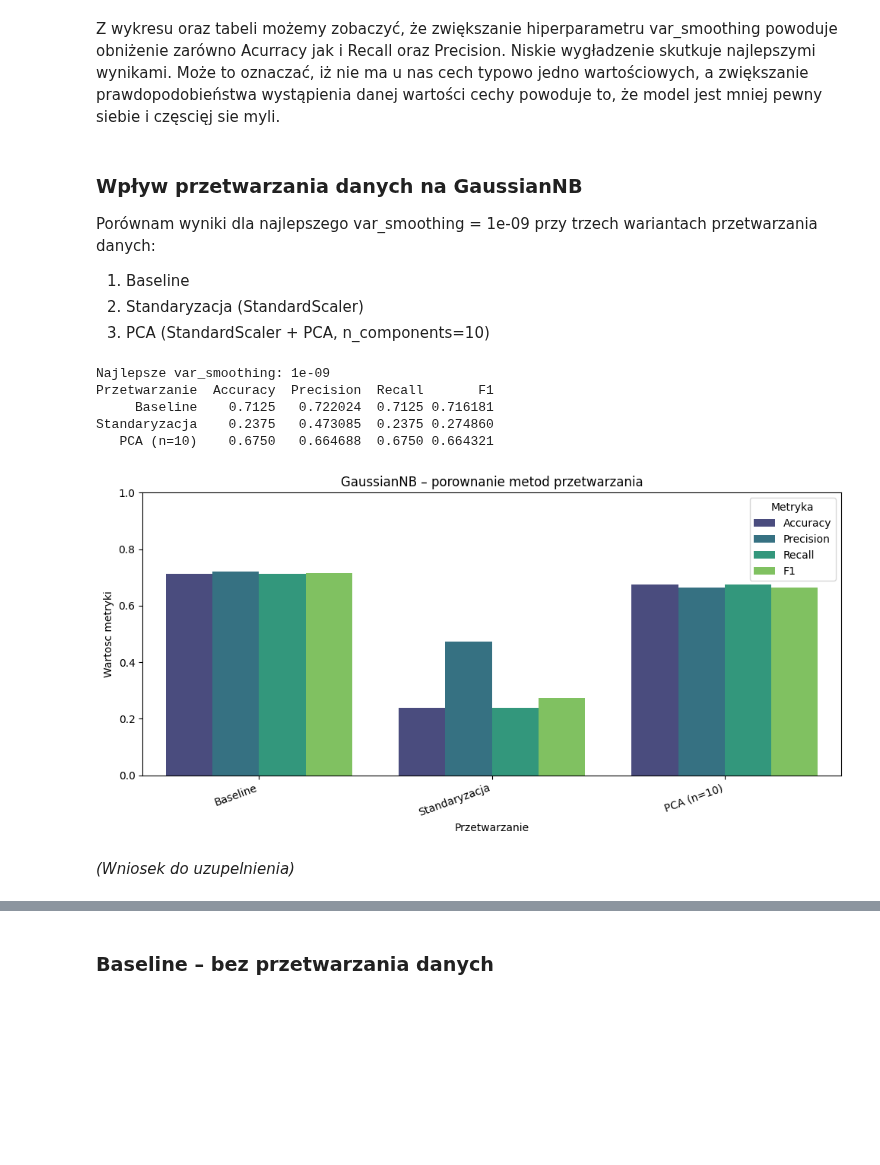
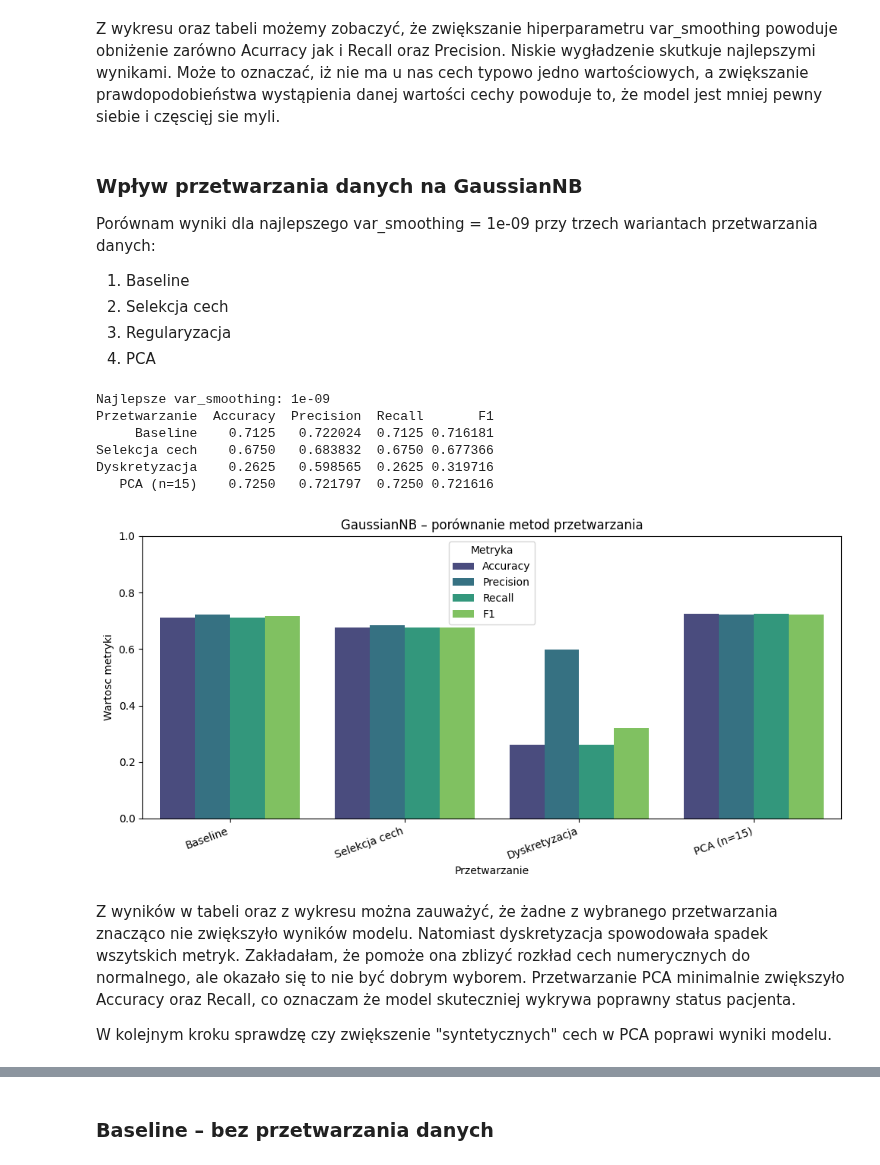
Before and after one commit to rozamazurek/-Cirrhosis-Patient-Survival-Prediction, a Jupyter notebook: eda.ipynb, the cells around one changed output, grey strips where cells are left out. Cells and saved outputs as stored; diff of their text form; code cells hidden in the pictures; blank space fills up the shorter version.

```diff
--- a/eda.ipynb
+++ b/eda.ipynb
@@ -1044,35 +1065,40 @@ Z wykresu oraz tabeli możemy zobaczyć, że zwiększanie hiperparametru var_smo
 
 Porównam wyniki dla najlepszego var_smoothing = 1e-09 przy trzech wariantach przetwarzania danych:
 1. Baseline
-2. Standaryzacja (StandardScaler)
-3. PCA (StandardScaler + PCA, n\_components=10)
+2. Selekcja cech
+3. Regularyzacja
+4. PCA
 # %%
-best_vs = float(df_nb_hp.loc[df_nb_hp['Accuracy'].idxmax(), 'var_smoothing'])
-print(f'Najlepsze var_smoothing: {best_vs}')
+best_vs = float(df_nb_hp.loc[df_nb_hp["Accuracy"].idxmax(), "var_smoothing"])
+print(f"Najlepsze var_smoothing: {best_vs}")
 
 prep_configs_nb = {
-    'Baseline':      Pipeline([('prep', make_base_prep()), ('model', GaussianNB(var_smoothing=best_vs))]),
-    'Standaryzacja': Pipeline([('prep', make_std_prep()),  ('model', GaussianNB(var_smoothing=best_vs))]),
-    'PCA (n=10)':    make_pca_pipe(GaussianNB(var_smoothing=best_vs)),
+    "Baseline":      Pipeline([("prep", make_base_prep()),   ("model", GaussianNB(var_smoothing=best_vs))]),
+    "Selekcja cech": Pipeline([("prep", make_select_prep()), ("model", GaussianNB(var_smoothing=best_vs))]),
+    "Dyskretyzacja": make_discret_pipe(GaussianNB(var_smoothing=best_vs)),
+    "PCA (n=15)":    make_pca_pipe(GaussianNB(var_smoothing=best_vs)),
 }
 
 results_nb_prep = []
 for label, pipe in prep_configs_nb.items():
     pipe.fit(X_train, y_train)
     y_pred = pipe.predict(X_test)
     m = compute_metrics(y_test, y_pred)
-    m['Przetwarzanie'] = label
+    m["Przetwarzanie"] = label
     results_nb_prep.append(m)
 
 df_nb_prep = pd.DataFrame(results_nb_prep)
-print(df_nb_prep[['Przetwarzanie', 'Accuracy', 'Precision', 'Recall', 'F1']].to_string(index=False))
-plot_metrics_bar(df_nb_prep, 'Przetwarzanie', 'GaussianNB – porownanie metod przetwarzania')
+print(df_nb_prep[["Przetwarzanie", "Accuracy", "Precision", "Recall", "F1"]].to_string(index=False))
+plot_metrics_bar(df_nb_prep, "Przetwarzanie", "GaussianNB – porównanie metod przetwarzania")
 # %% [output]
 Najlepsze var_smoothing: 1e-09
 Przetwarzanie  Accuracy  Precision  Recall       F1
      Baseline    0.7125   0.722024  0.7125 0.716181
-Standaryzacja    0.2375   0.473085  0.2375 0.274860
-   PCA (n=10)    0.6750   0.664688  0.6750 0.664321
+Selekcja cech    0.6750   0.683832  0.6750 0.677366
+Dyskretyzacja    0.2625   0.598565  0.2625 0.319716
+   PCA (n=15)    0.7250   0.721797  0.7250 0.721616
-[figure, old version]
+[figure, new version]
 # %% [markdown]
-*(Wniosek do uzupelnienia)*
+Z wyników w tabeli oraz z wykresu można zauważyć, że żadne z wybranego przetwarzania znacząco nie zwiększyło wyników modelu. Natomiast dyskretyzacja spowodowała spadek wszytskich metryk. Zakładałam, że pomoże ona zblizyć rozkład cech numerycznych do normalnego, ale okazało się to nie być dobrym wyborem. Przetwarzanie PCA minimalnie zwiększyło Accuracy oraz Recall, co oznaczam że model skuteczniej wykrywa poprawny status pacjenta.
+
+W kolejnym kroku sprawdzę czy zwiększenie "syntetycznych" cech w PCA poprawi wyniki modelu.
```
Also changed, not shown: parts of 20 cells of this notebook.
